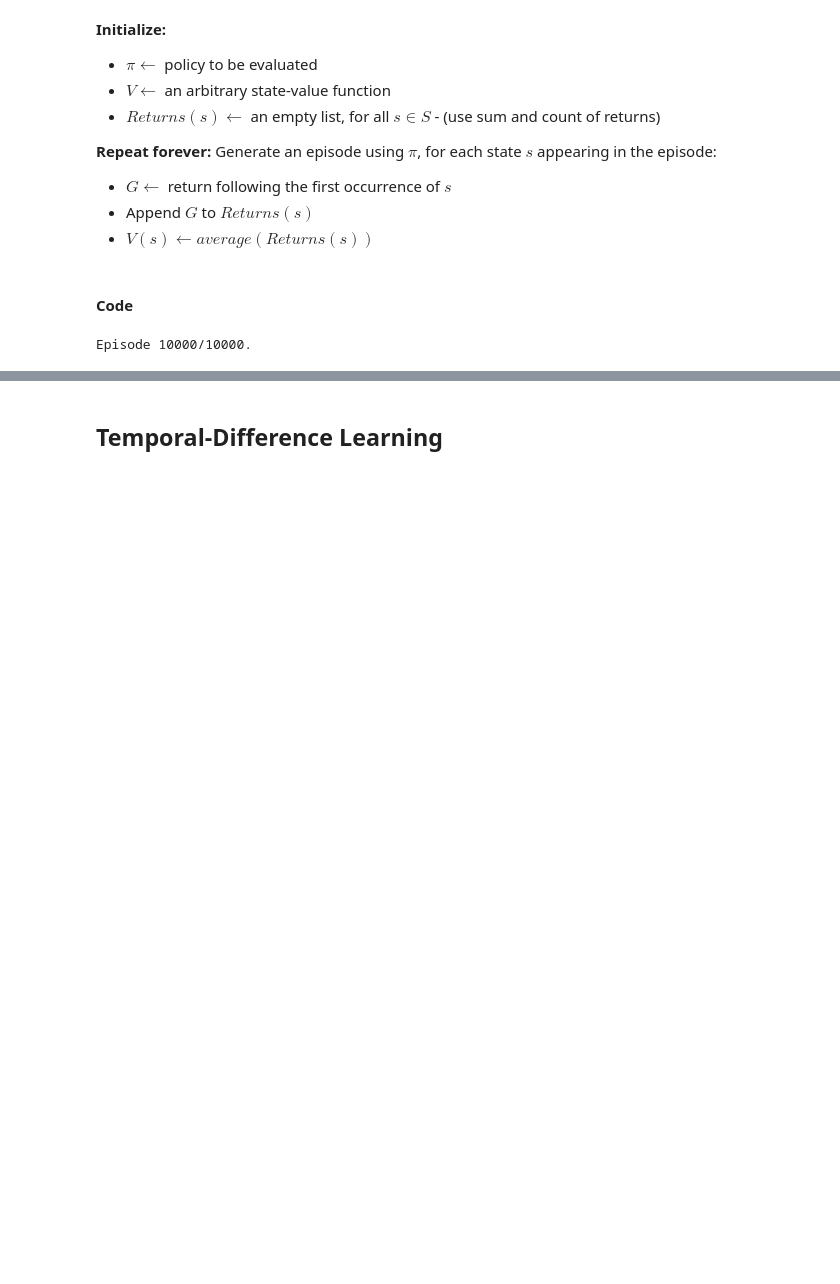
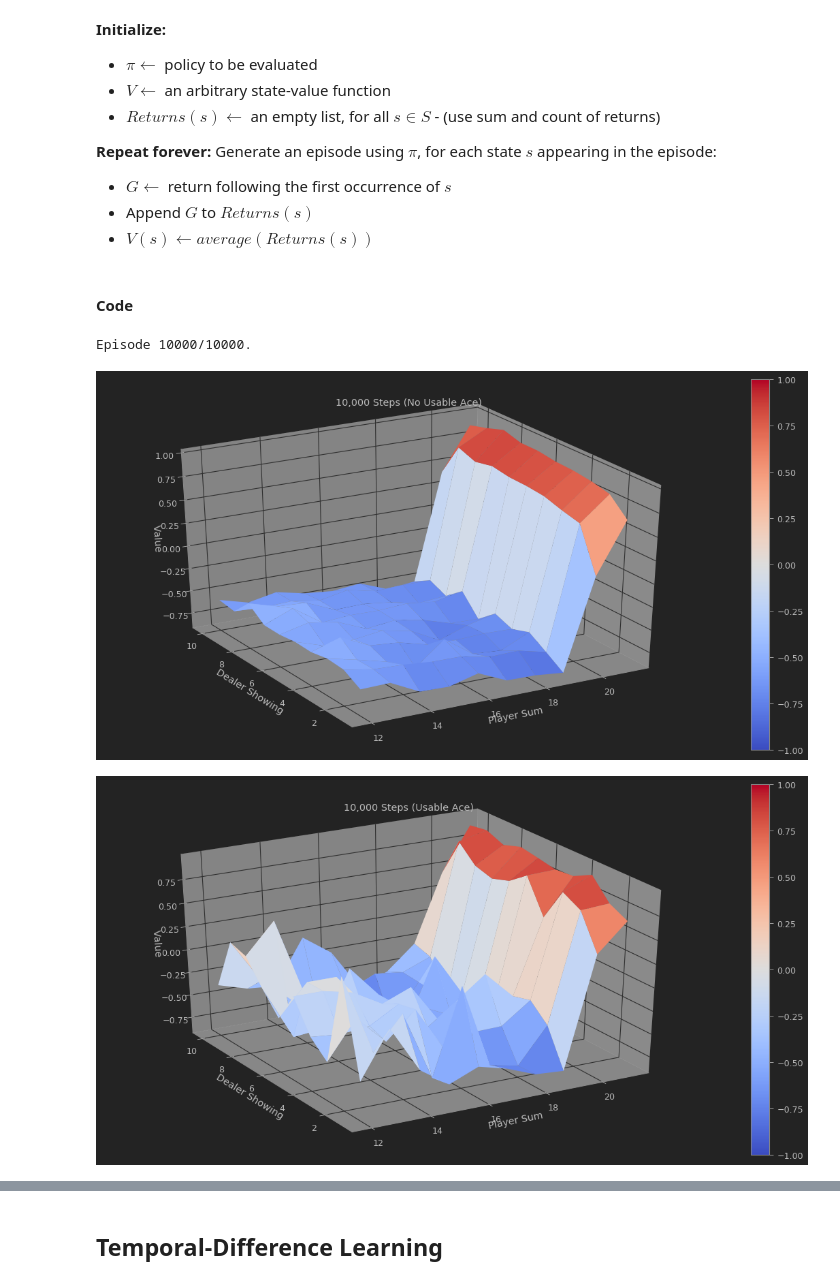
Before and after one commit to markdyousef/reinforcement-learning, a Jupyter notebook: ModelFree.ipynb, the cells around one changed output, grey strips where cells are left out. Saved outputs shown, nothing was run; the diff lists cells and outputs as text; code cells hidden in the pictures; blank space fills up the shorter version.

Commit message:
added 3d surface plots for 10k and 500k episodes w/ ace and no ace value functions

```diff
--- a/ModelFree.ipynb
+++ b/ModelFree.ipynb
@@ -113,5 +116,8 @@ def sample_policy(observation):
     return 0 if score >= 20 else 1
 # %%
 V_10k = mc_prediction(env, sample_policy, n_episodes=10000)
+plot_value_function(V_10k, title="10,000 Steps")
 # %% [output]
 Episode 10000/10000.
+[figure, added]
+[figure, added]
```
Also changed, not shown: parts of 2 cells of this notebook, 1 other file.
